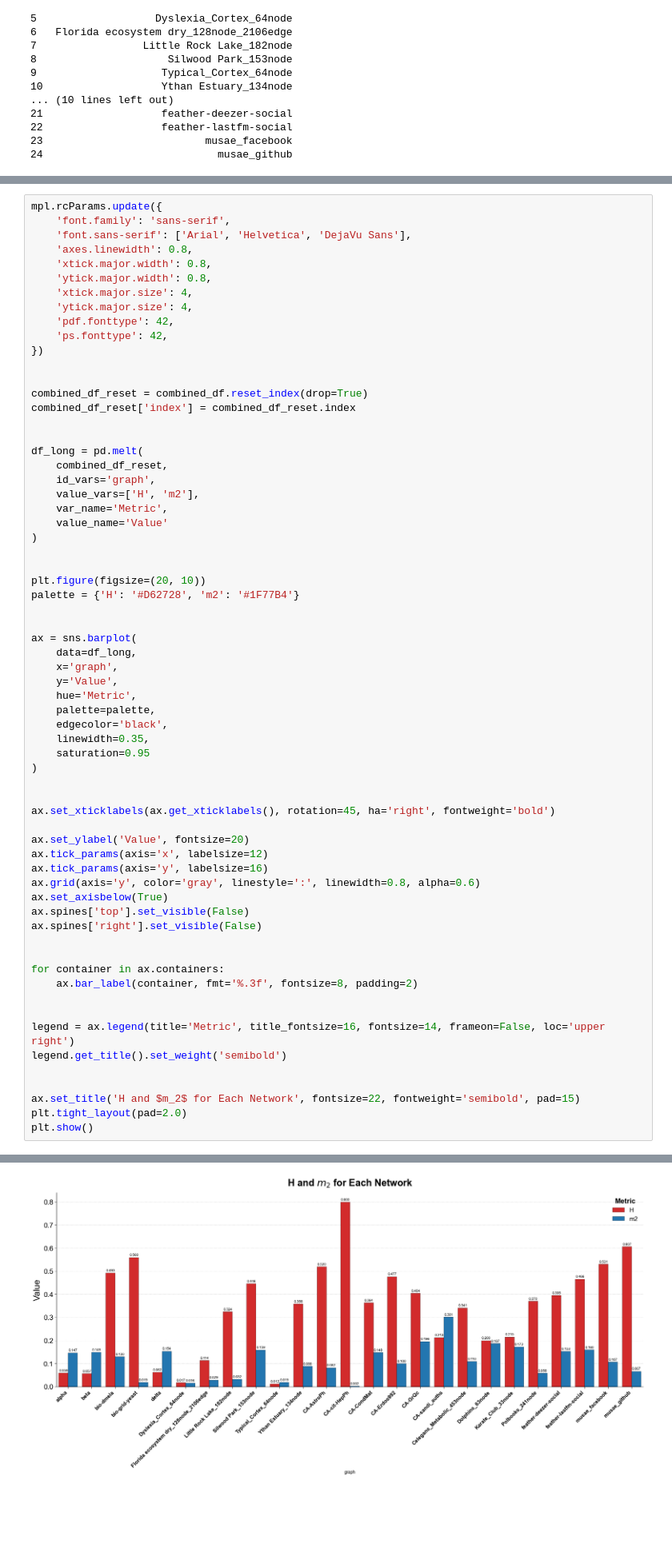
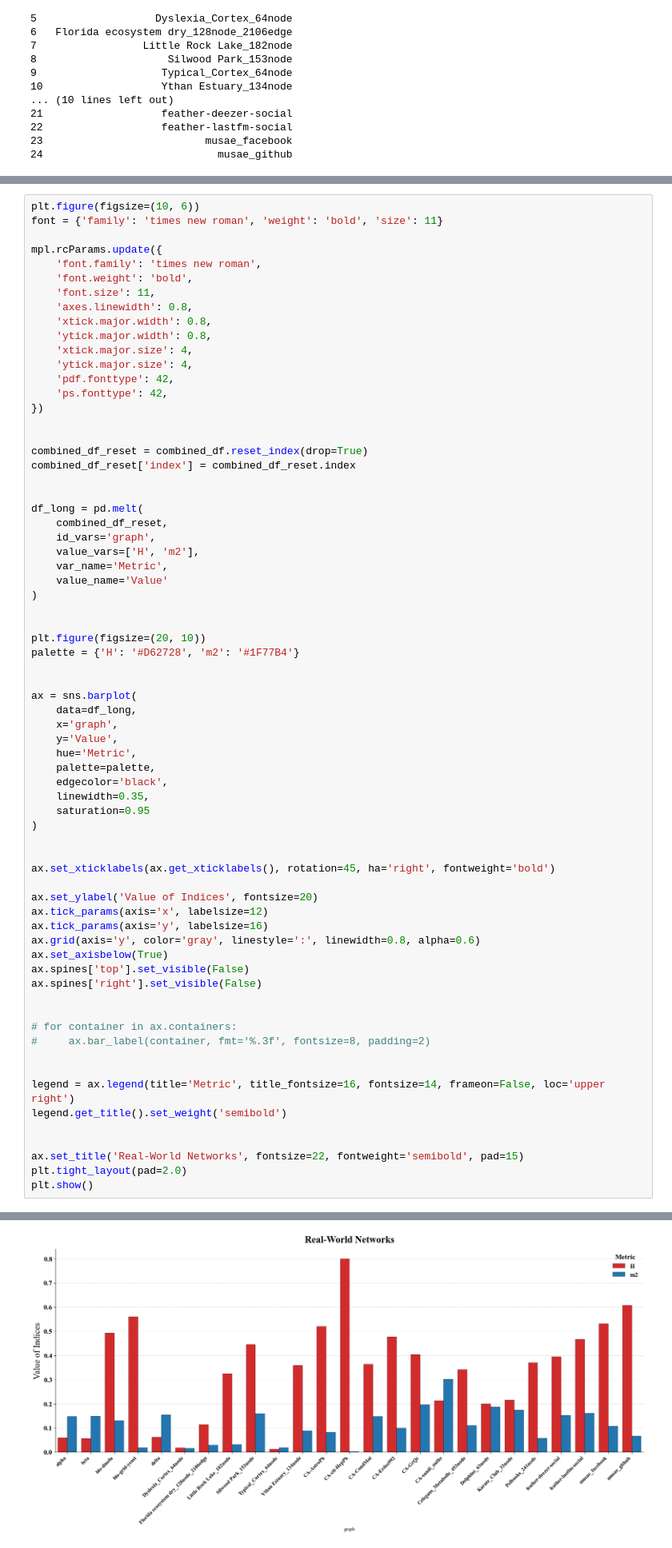
Before and after one commit to hghaemi/h_index_paper, a Jupyter notebook: real_networks.ipynb, the cells around one changed output, grey strips where cells are left out. Shown at 80% size. Cells and saved outputs as stored; diff of their text form; blank space fills up the shorter version.

Commit message:
modify real_networks

```diff
--- a/real_networks.ipynb
+++ b/real_networks.ipynb
@@ -946,7 +898,11 @@ plt.show()
 # %%
+plt.figure(figsize=(10, 6))
+font = {'family': 'times new roman', 'weight': 'bold', 'size': 11}
+
 mpl.rcParams.update({
-    'font.family': 'sans-serif',
-    'font.sans-serif': ['Arial', 'Helvetica', 'DejaVu Sans'],
+    'font.family': 'times new roman',
+    'font.weight': 'bold',
+    'font.size': 11,
     'axes.linewidth': 0.8,
     'xtick.major.width': 0.8,
     'ytick.major.width': 0.8,
@@ -988,7 +944,7 @@ ax = sns.barplot(
 
 ax.set_xticklabels(ax.get_xticklabels(), rotation=45, ha='right', fontweight='bold')
 
-ax.set_ylabel('Value', fontsize=20)
+ax.set_ylabel('Value of Indices', fontsize=20)
 ax.tick_params(axis='x', labelsize=12)
 ax.tick_params(axis='y', labelsize=16)
 ax.grid(axis='y', color='gray', linestyle=':', linewidth=0.8, alpha=0.6)
@@ -997,15 +953,15 @@ ax.spines['top'].set_visible(False)
 ax.spines['right'].set_visible(False)
 
 
-for container in ax.containers:
-    ax.bar_label(container, fmt='%.3f', fontsize=8, padding=2)
+# for container in ax.containers:
+#     ax.bar_label(container, fmt='%.3f', fontsize=8, padding=2)
 
 
 legend = ax.legend(title='Metric', title_fontsize=16, fontsize=14, frameon=False, loc='upper right')
 legend.get_title().set_weight('semibold')
 
 
-ax.set_title('H and $m_2$ for Each Network', fontsize=22, fontweight='semibold', pad=15)
+ax.set_title('Real-World Networks', fontsize=22, fontweight='semibold', pad=15)
 plt.tight_layout(pad=2.0)
 plt.show()
 # %% [output]
@@ -1012 +969 @@ plt.show()
-[figure, old version]
+[figure, new version]
```
Also changed, not shown: parts of 16 cells of this notebook.
